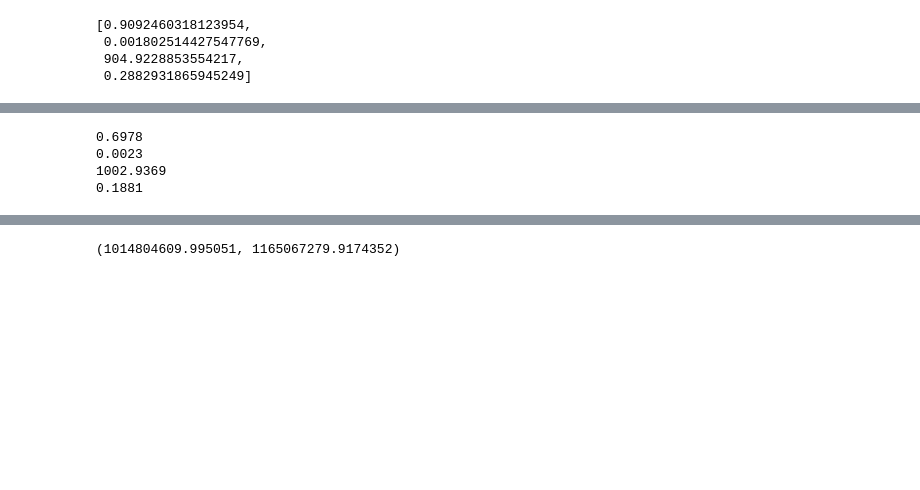
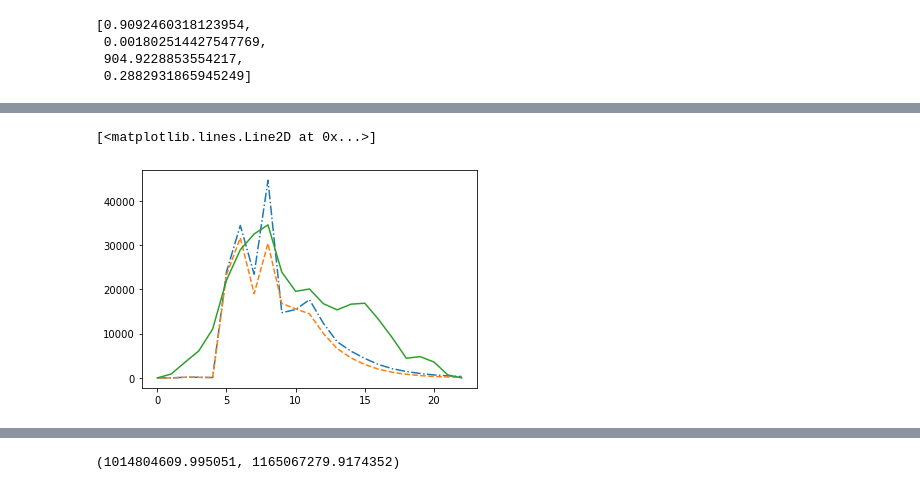
Before and after one commit to Mpkosh/people_are, a Jupyter notebook: abc_mcmc.ipynb, the cells around one changed output, grey strips where cells are left out. Saved outputs shown, nothing was run; the diff lists cells and outputs as text; code cells hidden in the pictures; blank space fills up the shorter version.

```diff
--- a/abc_mcmc.ipynb
+++ b/abc_mcmc.ipynb
@@ -298,7 +470,10 @@ np.savetxt(sys.stdout, results['theta'], '%5.4f')
-# %%
-np.savetxt(sys.stdout, np.mean(chain, 0), '%5.4f') #  point estimate of the model parameters
-# %% [output]
-0.6978
-0.0023
-1002.9369
-0.1881
+# %%
+# mu, alpha, beta, I0
+# for sim, 'a' for sim, 'lam_m' for sim,  fractions with different exposure history?
+
+plt.plot(model_resid(optimal_parameters), ls='-.')
+plt.plot(model_resid([0.2281, 0.0023, 1110.5049, 0.0272]), ls='--')
+plt.plot(ty)
+# %% [output]
+[<matplotlib.lines.Line2D at 0x...>]
+[figure, added]
```
Also changed, not shown: parts of 34 cells of this notebook.
